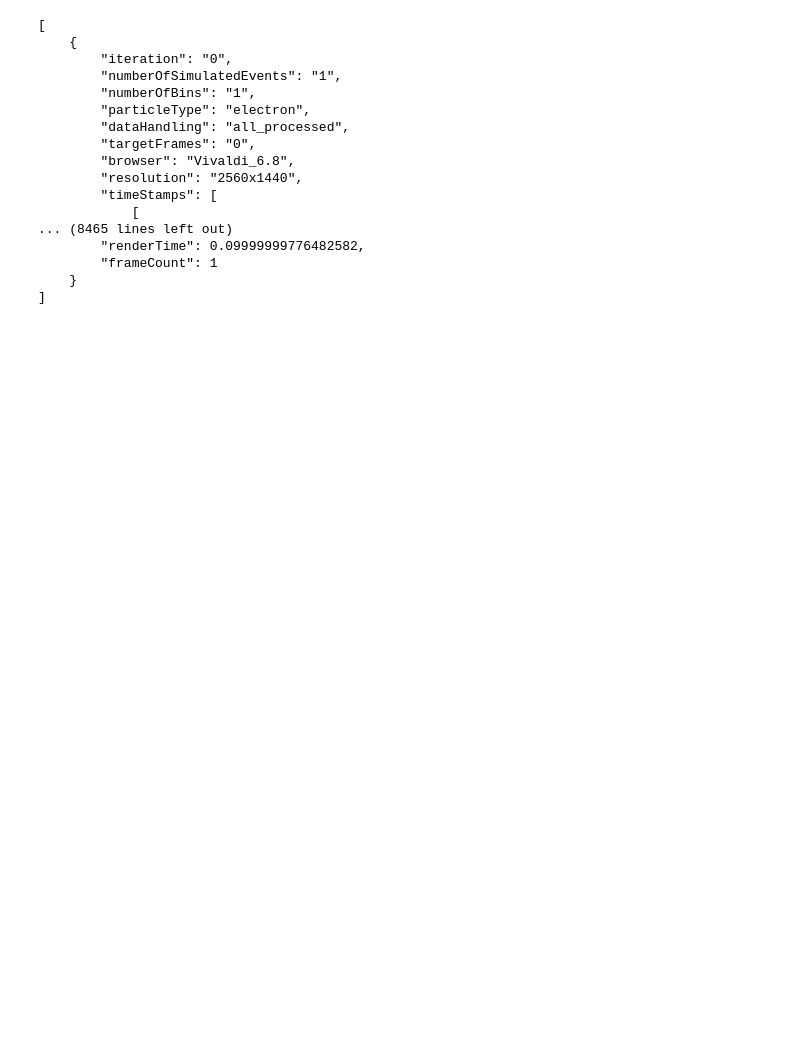
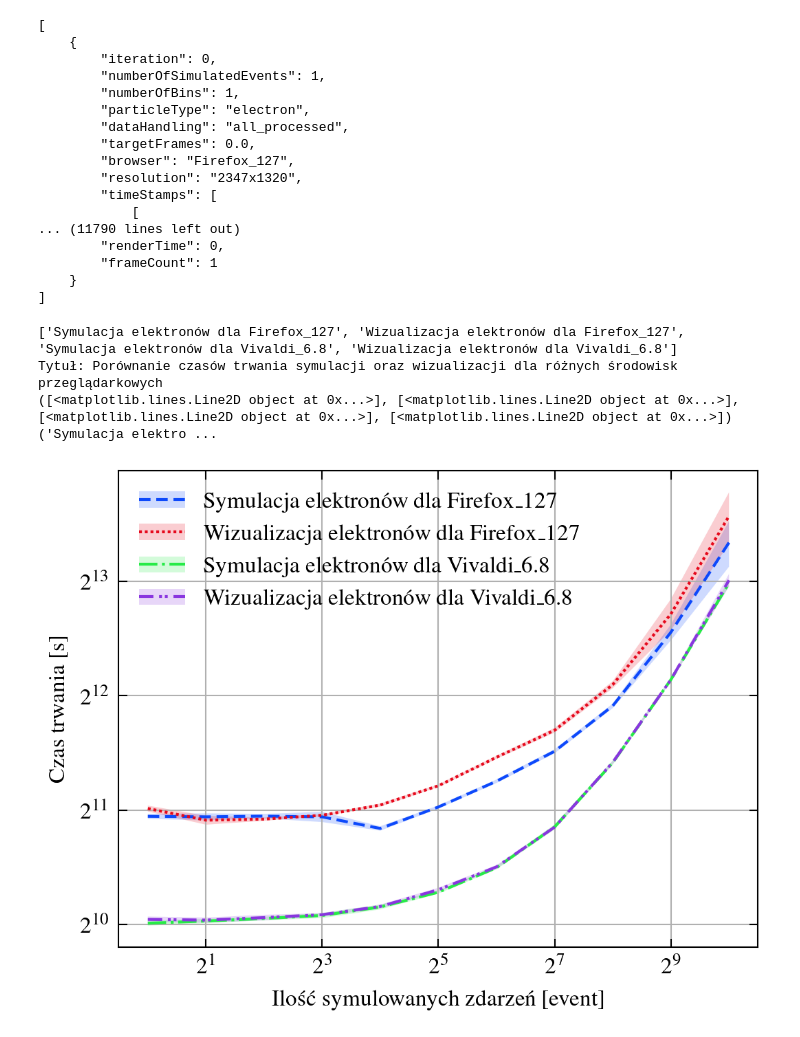
Before and after one commit to Derstilon/geant4-wasm-performance, a Jupyter notebook: result_plot/result_plot.IPYNB, the cells around one changed output. Drawn from its saved outputs; the diff is of its cells as text; code cells hidden in the pictures; blank space fills up the shorter version.

Commit message:
continuous work on plot notebook

```diff
--- a/result_plot/result_plot.IPYNB
+++ b/result_plot/result_plot.IPYNB
@@ -53,6 +71,9 @@ def serialize_data(dir_path:str):
     log_dir = os.path.join(current_dir, dir_path )
     data = {}
     for log in load_data_from_files(log_dir):
+        log['numberOfSimulatedEvents'] = int(log['numberOfSimulatedEvents'])
+        log['numberOfBins'] = int(log['numberOfBins'])
+        log['targetFrames'] = float(log['targetFrames'])
         result_log = cast(Result, log)
         # create a new key for the data
         log_key = get_full_log_key(result_log)
@@ -96,18 +121,23 @@ print(json.dumps(first_log, indent=4))
 # %% [output]
 [
     {
-        "iteration": "0",
-        "numberOfSimulatedEvents": "1",
-        "numberOfBins": "1",
+        "iteration": 0,
+        "numberOfSimulatedEvents": 1,
+        "numberOfBins": 1,
         "particleType": "electron",
         "dataHandling": "all_processed",
-        "targetFrames": "0",
-        "browser": "Vivaldi_6.8",
-        "resolution": "2560x1440",
+        "targetFrames": 0.0,
+        "browser": "Firefox_127",
+        "resolution": "2347x1320",
         "timeStamps": [
             [
-... (8465 lines left out)
-        "renderTime": 0.09999999776482582,
+... (11790 lines left out)
+        "renderTime": 0,
         "frameCount": 1
     }
 ]
+# %%
+plt.rcParams.update({
+    "text.usetex": True,
+    "text.latex.preamble": r"\usepackage[utf8]{inputenc}\usepackage[T1]{fontenc}\usepackage{babel}"
+})
@@ -113,0 +185,38 @@ print(json.dumps(first_log, indent=4))
+# %%
+def generate_plot_with_total_time(series_criteria, x_label, x_key, y_label, plot_args,
+        label_fn: Callable[[Result], str]=get_full_log_key,
+        sort_fn: Callable[[str], List[str]]=lambda x: sorted(x)):
+    with plt.style.context(['science', 'ieee', 'high-vis']):
+        fig, ax = plt.subplots(figsize=(4, 3))
+        fig.dpi = 300
+
+        # plot the total time taken for each log
+        plots = plot_total_time(fig, ax, plot_args, series_criteria, x_key, label_fn, sort_fn)
+        ax.set_xlabel(x_label)
+        ax.set_ylabel(y_label)
+        print('Tytuł: Porównanie czasów trwania symulacji oraz wizualizacji dla różnych środowisk przeglądarkowych')
+        ax.set_xscale("log", base=2)
+        ax.set_yscale("log", base=2)
+        ax.grid()
+        labels, lines = zip(*plots)
+        print(lines, labels)
+        ax.legend([(mpatches.Patch(color=line[0].get_color(), linewidth=0, alpha=0.2), line[0]) for line in lines], labels)
+        plt.show()
+# %%
+label_fn = lambda log: f'{    "Wizualizacja" if log["dataHandling"] == "all_raw" else "Symulacja"} {"elektronów" if log["particleType"] == "electron" else "protonów"} dla {log["browser"]}'
+sort_fn = lambda x: sorted(x, key=lambda x: x.split(' ')[-1])
+# %%
+generate_plot_with_total_time(
+    series_criteria=dict(dataHandling=['all_raw', 'all_processed', 'none'], numberOfBins=[256], targetFrames=[0]),
+    x_label='Ilość symulowanych zdarzeń [event]',
+    x_key='numberOfSimulatedEvents',
+    y_label='Czas trwania [s]',
+    plot_args=[all_electrons_serialized_data],
+    label_fn=label_fn,
+    sort_fn=sort_fn
+)
+# %% [output]
+['Symulacja elektronów dla Firefox_127', 'Wizualizacja elektronów dla Firefox_127', 'Symulacja elektronów dla Vivaldi_6.8', 'Wizualizacja elektronów dla Vivaldi_6.8']
+Tytuł: Porównanie czasów trwania symulacji oraz wizualizacji dla różnych środowisk przeglądarkowych
+([<matplotlib.lines.Line2D object at 0x...>], [<matplotlib.lines.Line2D object at 0x...>], [<matplotlib.lines.Line2D object at 0x...>], [<matplotlib.lines.Line2D object at 0x...>]) ('Symulacja elektro ...
+[figure, added]
```
Also changed, not shown: parts of 9 cells of this notebook.
